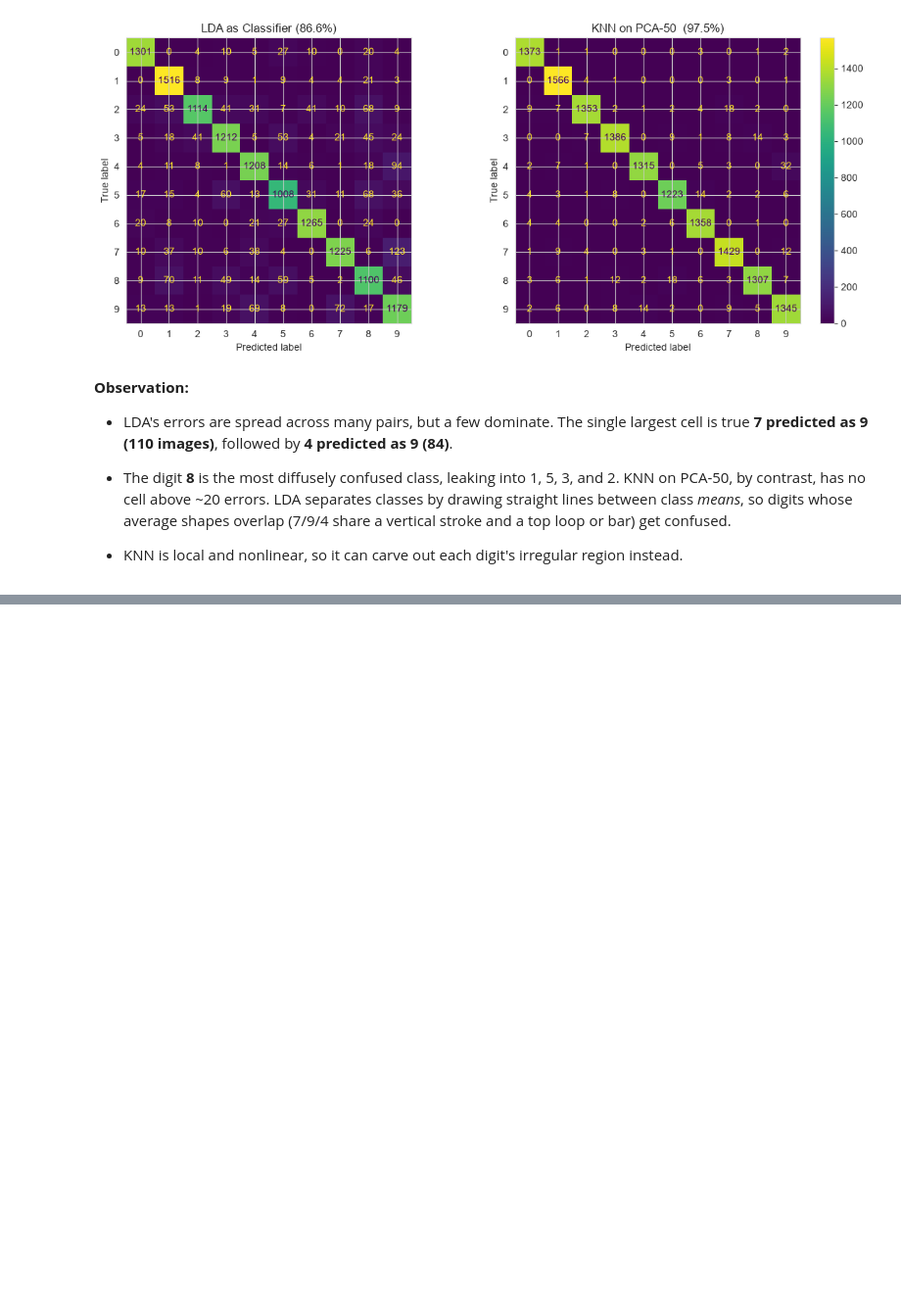
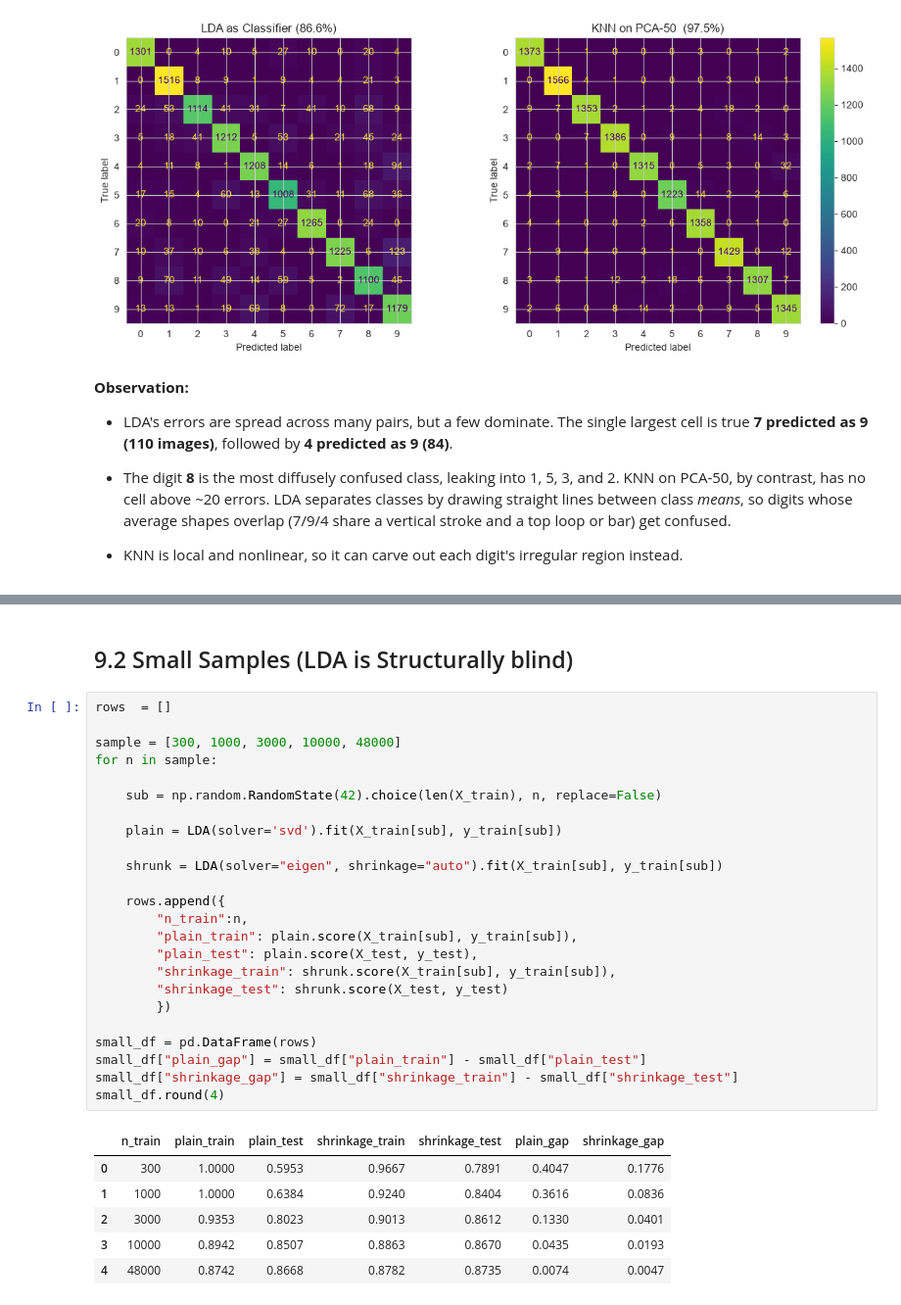
Before and after one commit to Arbaz-byte/Alpha-ML-Pipeline, a Jupyter notebook: notebooks/01_MLPipeline/05_Feature_Extraction/03_LDA.ipynb, the cells around one changed output, grey strips where cells are left out. Shown at 98% size. Drawn from its saved outputs; the diff is of its cells as text; blank space fills up the shorter version.

```diff
--- a/notebooks/01_MLPipeline/05_Feature_Extraction/03_LDA.ipynb
+++ b/notebooks/01_MLPipeline/05_Feature_Extraction/03_LDA.ipynb
@@ -820,0 +878,33 @@ LDA separates classes by drawing straight lines between class *means*, so digits
+# %% [markdown]
+## 9.2 Small Samples (LDA is Structurally blind)
+# %%
+rows  = []
+
+sample = [300, 1000, 3000, 10000, 48000]
+for n in sample:
+
+    sub = np.random.RandomState(42).choice(len(X_train), n, replace=False)
+
+    plain = LDA(solver='svd').fit(X_train[sub], y_train[sub])
+
+    shrunk = LDA(solver="eigen", shrinkage="auto").fit(X_train[sub], y_train[sub])
+
+    rows.append({
+        "n_train":n,
+        "plain_train": plain.score(X_train[sub], y_train[sub]),
+        "plain_test": plain.score(X_test, y_test),
+        "shrinkage_train": shrunk.score(X_train[sub], y_train[sub]),
+        "shrinkage_test": shrunk.score(X_test, y_test)
+        })
+
+small_df = pd.DataFrame(rows)
+small_df["plain_gap"] = small_df["plain_train"] - small_df["plain_test"]
+small_df["shrinkage_gap"] = small_df["shrinkage_train"] - small_df["shrinkage_test"]
+small_df.round(4)
+# %% [output]
+|  | n_train | plain_train | plain_test | shrinkage_train | shrinkage_test | plain_gap | shrinkage_gap |
+| 0 | 300 | 1.0000 | 0.5953 | 0.9667 | 0.7891 | 0.4047 | 0.1776 |
+| 1 | 1000 | 1.0000 | 0.6384 | 0.9240 | 0.8404 | 0.3616 | 0.0836 |
+| 2 | 3000 | 0.9353 | 0.8023 | 0.9013 | 0.8612 | 0.1330 | 0.0401 |
+| 3 | 10000 | 0.8942 | 0.8507 | 0.8863 | 0.8670 | 0.0435 | 0.0193 |
+| 4 | 48000 | 0.8742 | 0.8668 | 0.8782 | 0.8735 | 0.0074 | 0.0047 |
```
Also changed, not shown: parts of 31 cells of this notebook.
